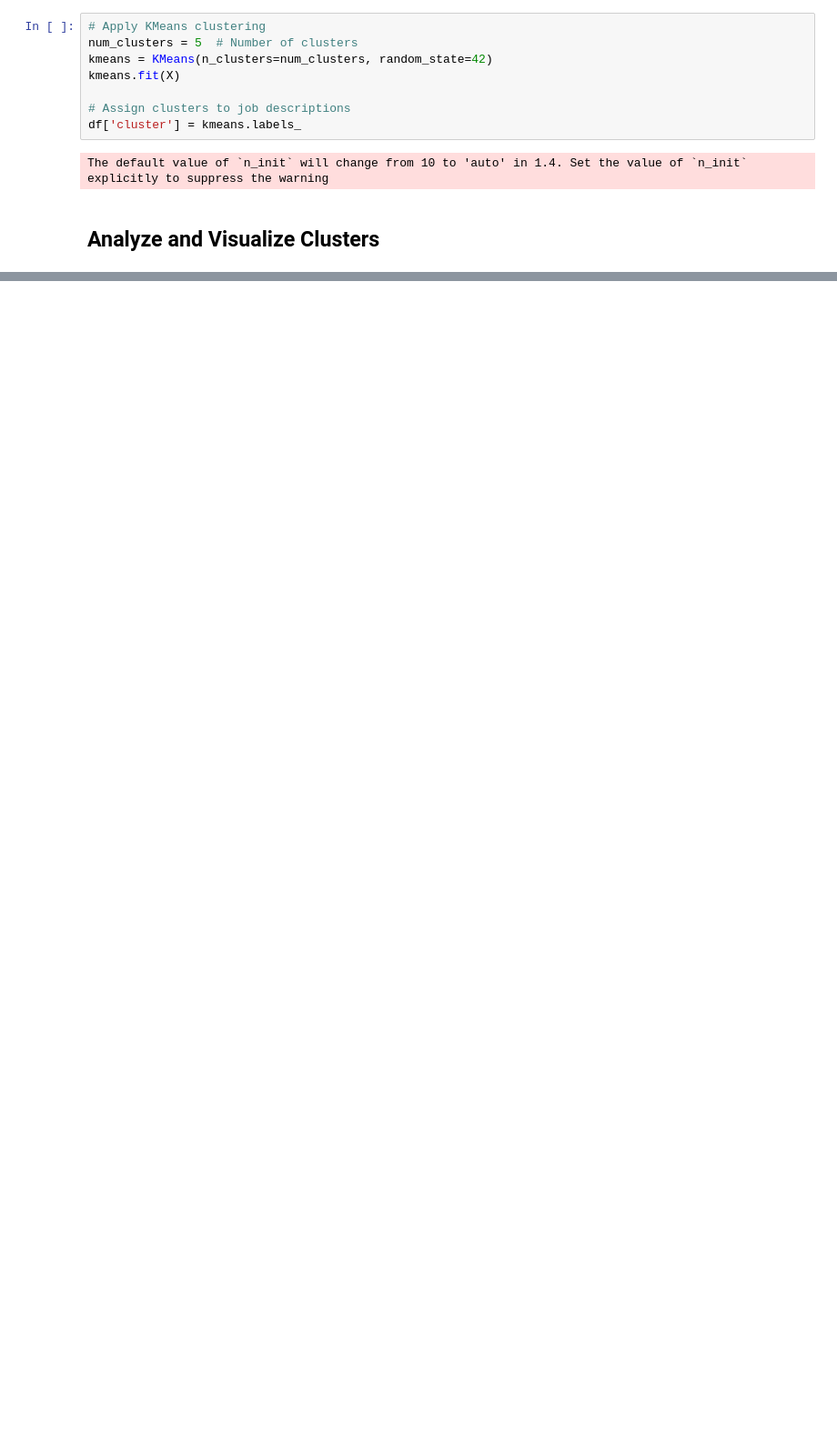
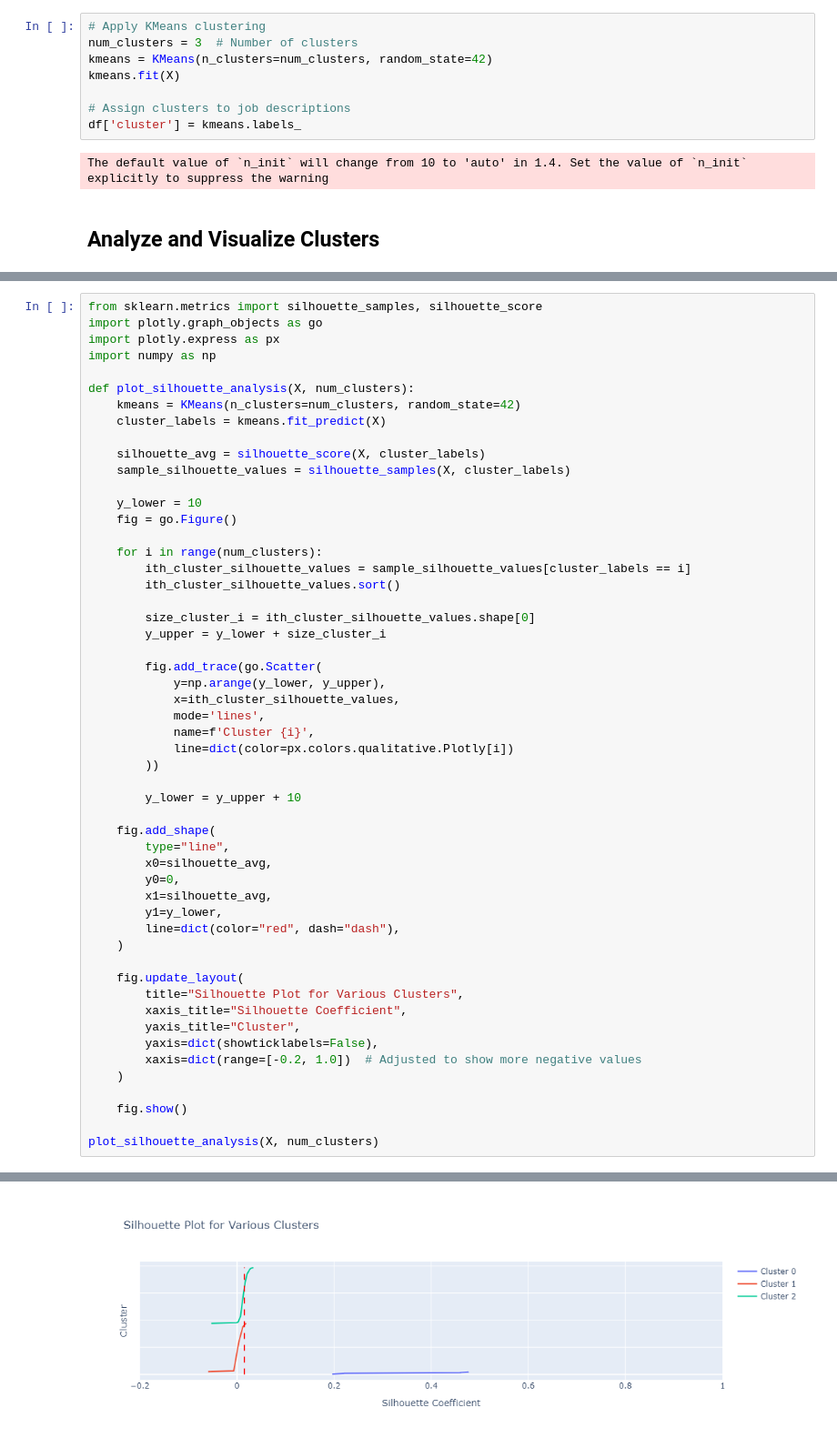
Before and after one commit to kris71028/mentorship-symphony-2024, a Jupyter notebook: notebooks/06_nlp_clustering.ipynb, the cells around one changed output, grey strips where cells are left out. Shown at 91% size. Drawn from its saved outputs; the diff is of its cells as text; blank space fills up the shorter version.

Commit message:
Added centroids of clusters, Elbow Method and Silhouette Plot

```diff
--- a/notebooks/06_nlp_clustering.ipynb
+++ b/notebooks/06_nlp_clustering.ipynb
@@ -45,7 +45,7 @@ X = vectorizer.fit_transform(df['cleaned_job_description'])
 ## Apply Clustering Algorithm
 # %%
 # Apply KMeans clustering
-num_clusters = 5  # Number of clusters
+num_clusters = 3  # Number of clusters
 kmeans = KMeans(n_clusters=num_clusters, random_state=42)
 kmeans.fit(X)
 
@@ -106,0 +151,54 @@ Cluster 0 top terms:
+# %%
+from sklearn.metrics import silhouette_samples, silhouette_score
+import plotly.graph_objects as go
+import plotly.express as px
+import numpy as np
+
+def plot_silhouette_analysis(X, num_clusters):
+    kmeans = KMeans(n_clusters=num_clusters, random_state=42)
+    cluster_labels = kmeans.fit_predict(X)
+
+    silhouette_avg = silhouette_score(X, cluster_labels)
+    sample_silhouette_values = silhouette_samples(X, cluster_labels)
+
+    y_lower = 10
+    fig = go.Figure()
+
+    for i in range(num_clusters):
+        ith_cluster_silhouette_values = sample_silhouette_values[cluster_labels == i]
+        ith_cluster_silhouette_values.sort()
+
+        size_cluster_i = ith_cluster_silhouette_values.shape[0]
+        y_upper = y_lower + size_cluster_i
+
+        fig.add_trace(go.Scatter(
+            y=np.arange(y_lower, y_upper),
+            x=ith_cluster_silhouette_values,
+            mode='lines',
+            name=f'Cluster {i}',
+            line=dict(color=px.colors.qualitative.Plotly[i])
+        ))
+
+        y_lower = y_upper + 10
+
+    fig.add_shape(
+        type="line",
+        x0=silhouette_avg,
+        y0=0,
+        x1=silhouette_avg,
+        y1=y_lower,
+        line=dict(color="red", dash="dash"),
+    )
+
+    fig.update_layout(
+        title="Silhouette Plot for Various Clusters",
+        xaxis_title="Silhouette Coefficient",
+        yaxis_title="Cluster",
+        yaxis=dict(showticklabels=False),
+        xaxis=dict(range=[-0.2, 1.0])  # Adjusted to show more negative values
+    )
+
+    fig.show()
+
+plot_silhouette_analysis(X, num_clusters)
+# %% [output]
@@ -106,0 +206 @@ Cluster 0 top terms:
+[figure, added]
```
Also changed, not shown: parts of 5 cells of this notebook, 11 other files.
